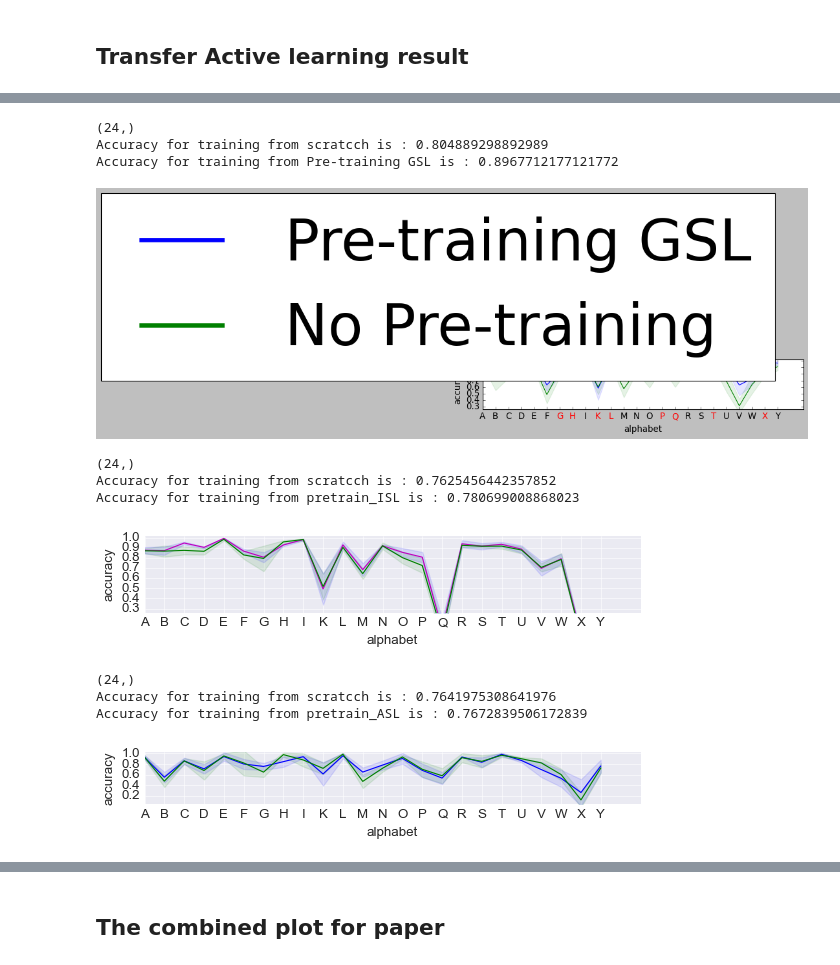
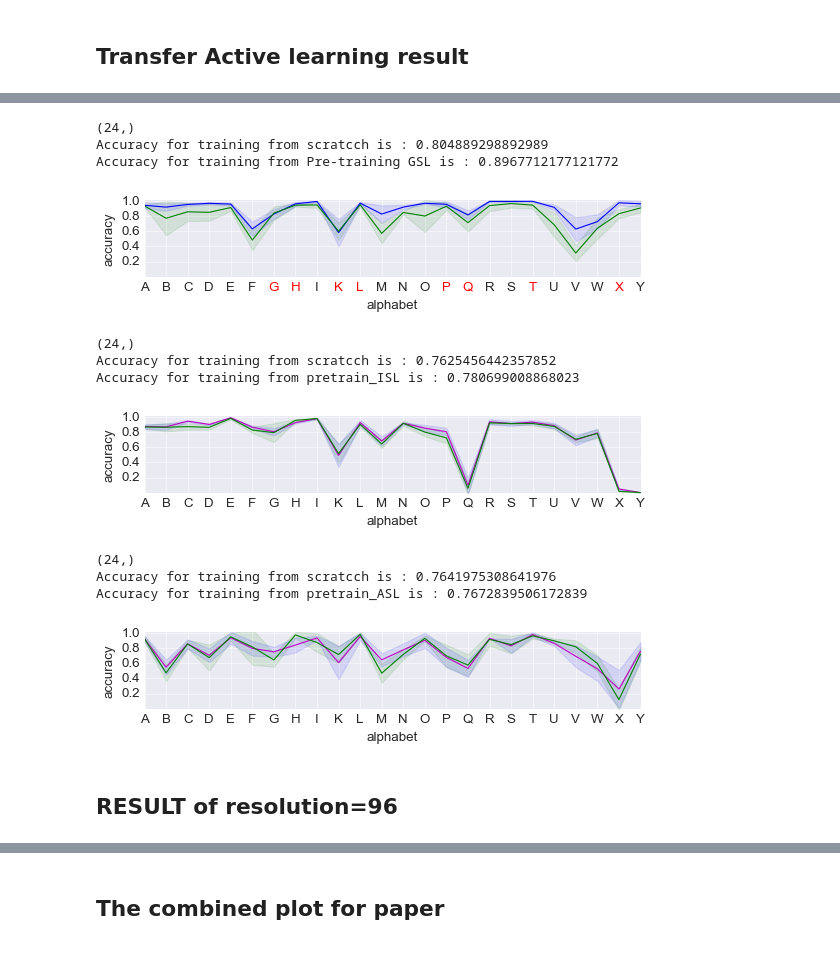
Before and after one commit to ShuaiWang97/AI_Sign_language, a Jupyter notebook: active_learning/DBALwithImgData-main/visualize.ipynb, the cells around one changed output, grey strips where cells are left out. Saved outputs shown, nothing was run; the diff lists cells and outputs as text; code cells hidden in the pictures.

```diff
--- a/active_learning/DBALwithImgData-main/visualize.ipynb
+++ b/active_learning/DBALwithImgData-main/visualize.ipynb
@@ -673,0 +721,13 @@ percentage for iter =40:  33.78378378378378
+# %%
+Irish_SL_scratch = np.load("D:/AI_thesis/workshop_paper/np_result_96/Irish_SL_MNIST_imbalvar_res18pre_trainFalse_96.npy")[:,:73]
+Irish_SL_pre_GSL = np.load("D:/AI_thesis/workshop_paper/np_result_96/Irish_SL_MNIST_imbalvar_res18pre_trainGSL_MNIST_imbal_96.npy")[:,:73]
+Irish_SL_pre_ASL = np.load("D:/AI_thesis/workshop_paper/np_result_96/Irish_SL_MNIST_imbalvar_res18pre_trainASL_MNIST_imbal_96.npy")[:,:73]
+Irish_SL_pre_Indian_SL = np.load("D:/AI_thesis/workshop_paper/np_result_96/Irish_SL_MNIST_imbalvar_res18pre_trainIndian_MNIST_imbal_96.npy")[:,:73]
+Irish_SL_pre_Chinese = np.load("D:/AI_thesis/workshop_paper/np_result_96/Irish_SL_MNIST_imbalvar_res18pre_trainChinese_SL_MNIST_imbal_96.npy")[:,:73]
+
+#for i in [Irish_SL_scratch, Irish_SL_pre_GSL,Irish_SL_pre_ASL,Irish_SL_pre_Fashion,Irish_SL_pre_Chinese ]:
+#    i = i[:,:80]
+
+name = ["Pre-train GSL", "Pre-train ASL", "Pre-train CSL","Pre-train Indian_SL" ]
+result_Irish_SL = make_transfer_plot(SL="Irish_SL_96",scratch=Irish_SL_scratch, pre_1=Irish_SL_pre_GSL, pre_2=Irish_SL_pre_ASL, pre_3=Irish_SL_pre_Chinese,
+                                     pre_4 = Irish_SL_pre_Indian_SL, name=name, query=10, training_data=2600, full_performance=0.82, plot=True )
@@ -768,13 +839,14 @@ def make_con_mat_plot(SL, scratch, pre_1, pre_2, pre_3, pre_4, iterr_num ,name):
 # %%
-con_ASL_scratch = np.load("D:/AI_thesis/workshop_paper/con_mat/con_mat_ASL_MNIST_imbalvar_res18pre_trainFalse.npy")
-con_ASL_pre_Irish = np.load("D:/AI_thesis/workshop_paper/con_mat/con_mat_ASL_MNIST_imbalvar_res18pre_trainIrish_SL_MNIST_imbal.npy")
-con_ASL_pre_GSL = np.load("D:/AI_thesis/workshop_paper/con_mat/con_mat_ASL_MNIST_imbalvar_res18pre_trainGSL_MNIST_imbal.npy")
-con_ASL_pre_Fashion = np.load("D:/AI_thesis/workshop_paper/con_mat/con_mat_ASL_MNIST_imbalvar_res18pre_trainFashion_MNIST.npy")
-con_ASL_pre_Chinese = np.load("D:/AI_thesis/workshop_paper/con_mat/con_mat_ASL_MNIST_imbalvar_res18pre_trainChinese_SL_MNIST_imbal.npy")
+## ASL
+con_ASL_scratch = np.load("D:/AI_thesis/workshop_paper/con_mat_28/con_mat_ASL_MNIST_imbalvar_res18pre_trainFalse.npy")
+con_ASL_pre_Irish = np.load("D:/AI_thesis/workshop_paper/con_mat_28/con_mat_ASL_MNIST_imbalvar_res18pre_trainIrish_SL_MNIST_imbal.npy")
+con_ASL_pre_GSL = np.load("D:/AI_thesis/workshop_paper/con_mat_28/con_mat_ASL_MNIST_imbalvar_res18pre_trainGSL_MNIST_imbal.npy")
+con_ASL_pre_Fashion = np.load("D:/AI_thesis/workshop_paper/con_mat_28/con_mat_ASL_MNIST_imbalvar_res18pre_trainFashion_MNIST.npy")
+con_ASL_pre_Chinese = np.load("D:/AI_thesis/workshop_paper/con_mat_28/con_mat_ASL_MNIST_imbalvar_res18pre_trainChinese_SL_MNIST_imbal.npy")
 
 
-plt.style.use('classic')
-#plt.style.use("seaborn-darkgrid")
+#plt.style.use('classic')
+plt.style.use("seaborn-darkgrid")
 name = ["Pre-training CSL" , "Pretrain_GSL" ,"pretrain_Irish_SL","pretrain_Fashion"]
 make_con_mat_plot(SL="ASL",scratch=con_ASL_scratch, pre_1=con_ASL_pre_Chinese, pre_2=con_ASL_pre_Irish, pre_3=con_ASL_pre_Fashion,
                   pre_4 =con_ASL_pre_Chinese, name=name,iterr_num=40)
@@ -795,25 +858,25 @@ Accuracy for training from Pre-training GSL is : 0.8038400000000001
 # %%
-con_Irish_SL_scratch = np.load("D:/AI_thesis/workshop_paper/con_mat/con_mat_Irish_SL_MNIST_imbalvar_res18pre_trainFalse.npy")
-con_Irish_SL_pre_ASL = np.load("D:/AI_thesis/workshop_paper/con_mat/con_mat_Irish_SL_MNIST_imbalvar_res18pre_trainASL_MNIST_imbal.npy")
-con_Irish_SL_pre_GSL = np.load("D:/AI_thesis/workshop_paper/con_mat/con_mat_Irish_SL_MNIST_imbalvar_res18pre_trainGSL_MNIST_imbal.npy")
-con_Irish_SL_pre_Fashion = np.load("D:/AI_thesis/workshop_paper/con_mat/con_mat_Irish_SL_MNIST_imbalvar_res18pre_trainFashion_MNIST.npy")
-con_Irish_pre_Chinese = np.load("D:/AI_thesis/workshop_paper/con_mat/con_mat_Irish_SL_MNIST_imbalvar_res18pre_trainChinese_SL_MNIST_imbal.npy")
+con_Irish_SL_scratch = np.load("D:/AI_thesis/workshop_paper/con_mat_28/con_mat_Irish_SL_MNIST_imbalvar_res18pre_trainFalse.npy")
+con_Irish_SL_pre_ASL = np.load("D:/AI_thesis/workshop_paper/con_mat_28/con_mat_Irish_SL_MNIST_imbalvar_res18pre_trainASL_MNIST_imbal.npy")
+con_Irish_SL_pre_GSL = np.load("D:/AI_thesis/workshop_paper/con_mat_28/con_mat_Irish_SL_MNIST_imbalvar_res18pre_trainGSL_MNIST_imbal.npy")
+con_Irish_SL_pre_Fashion = np.load("D:/AI_thesis/workshop_paper/con_mat_28/con_mat_Irish_SL_MNIST_imbalvar_res18pre_trainFashion_MNIST.npy")
+con_Irish_pre_Chinese = np.load("D:/AI_thesis/workshop_paper/con_mat_28/con_mat_Irish_SL_MNIST_imbalvar_res18pre_trainChinese_SL_MNIST_imbal.npy")
 
 
 name = ["Pre-training GSL" ,"pretrain_Irish_SL","pretrain_Fashion", "pretrain_Chinese_SL" ]
-make_con_mat_plot(SL="Irish_SL",scratch=con_Irish_SL_scratch, pre_1=con_Irish_SL_pre_GSL, pre_2=con_ASL_pre_Irish, pre_3=con_ASL_pre_Fashion,
+make_con_mat_plot(SL="Irish_SL",scratch=con_Irish_SL_scratch, pre_1=con_Irish_SL_pre_GSL, pre_2=con_Irish_SL_pre_ASL, pre_3=con_ASL_pre_Fashion,
                   pre_4 = con_Irish_pre_Chinese, name=name,iterr_num=40)
 # %% [output]
 (24,)
 Accuracy for training from scratcch is : 0.804889298892989
 Accuracy for training from Pre-training GSL is : 0.8967712177121772
-[figure, old version]
+[figure, new version]
 # %%
-con_GSL_scratch = np.load("D:/AI_thesis/workshop_paper/con_mat/con_mat_GSL_MNIST_imbalvar_res18pre_trainFalse.npy")
-con_GSL_pre_Irish = np.load("D:/AI_thesis/workshop_paper/con_mat/con_mat_GSL_MNIST_imbalvar_res18pre_trainIrish_SL_MNIST_imbal.npy")
-con_GSL_pre_ASL = np.load("D:/AI_thesis/workshop_paper/con_mat/con_mat_GSL_MNIST_imbalvar_res18pre_trainASL_MNIST_imbal.npy")
-con_GSL_pre_Fashion = np.load("D:/AI_thesis/workshop_paper/con_mat/con_mat_GSL_MNIST_imbalvar_res18pre_trainFashion_MNIST.npy")
-con_GSL_pre_Chinese = np.load("D:/AI_thesis/workshop_paper/con_mat/con_mat_GSL_MNIST_imbalvar_res18pre_trainChinese_SL_MNIST_imbal.npy")
+con_GSL_scratch = np.load("D:/AI_thesis/workshop_paper/con_mat_28/con_mat_GSL_MNIST_imbalvar_res18pre_trainFalse.npy")
+con_GSL_pre_Irish = np.load("D:/AI_thesis/workshop_paper/con_mat_28/con_mat_GSL_MNIST_imbalvar_res18pre_trainIrish_SL_MNIST_imbal.npy")
+con_GSL_pre_ASL = np.load("D:/AI_thesis/workshop_paper/con_mat_28/con_mat_GSL_MNIST_imbalvar_res18pre_trainASL_MNIST_imbal.npy")
+con_GSL_pre_Fashion = np.load("D:/AI_thesis/workshop_paper/con_mat_28/con_mat_GSL_MNIST_imbalvar_res18pre_trainFashion_MNIST.npy")
+con_GSL_pre_Chinese = np.load("D:/AI_thesis/workshop_paper/con_mat_28/con_mat_GSL_MNIST_imbalvar_res18pre_trainChinese_SL_MNIST_imbal.npy")
 
 
 name = ["pretrain_ISL", "Pretrain_ASL" , "pretrain_Fashion", "pretrain_Chinese_SL" ]
@@ -823,13 +886,13 @@ make_con_mat_plot(SL="GSL",scratch=con_GSL_scratch, pre_1=con_GSL_pre_Irish, pre
 (24,)
 Accuracy for training from scratcch is : 0.7625456442357852
 Accuracy for training from pretrain_ISL is : 0.780699008868023
-[figure, old version]
+[figure, new version]
 # %%
-con_Chinese_SL_scratch = np.load("D:/AI_thesis/workshop_paper/con_mat/con_mat_Chinese_SL_MNIST_imbalvar_res18pre_trainFalse.npy")
-con_Chinese_SL_pre_ASL = np.load("D:/AI_thesis/workshop_paper/con_mat/con_mat_Chinese_SL_MNIST_imbalvar_res18pre_trainASL_MNIST_imbal.npy")
-con_Chinese_SL_pre_GSL = np.load("D:/AI_thesis/workshop_paper/con_mat/con_mat_Chinese_SL_MNIST_imbalvar_res18pre_trainGSL_MNIST_imbal.npy")
-con_Chinese_SL_pre_Fashion = np.load("D:/AI_thesis/workshop_paper/con_mat/con_mat_Chinese_SL_MNIST_imbalvar_res18pre_trainFashion_MNIST.npy")
-con_Chinese_SL_pre_Irish = np.load("D:/AI_thesis/workshop_paper/con_mat/con_mat_Chinese_SL_MNIST_imbalvar_res18pre_trainIrish_SL_MNIST_imbal.npy")
+con_Chinese_SL_scratch = np.load("D:/AI_thesis/workshop_paper/con_mat_28/con_mat_Chinese_SL_MNIST_imbalvar_res18pre_trainFalse.npy")
+con_Chinese_SL_pre_ASL = np.load("D:/AI_thesis/workshop_paper/con_mat_28/con_mat_Chinese_SL_MNIST_imbalvar_res18pre_trainASL_MNIST_imbal.npy")
+con_Chinese_SL_pre_GSL = np.load("D:/AI_thesis/workshop_paper/con_mat_28/con_mat_Chinese_SL_MNIST_imbalvar_res18pre_trainGSL_MNIST_imbal.npy")
+con_Chinese_SL_pre_Fashion = np.load("D:/AI_thesis/workshop_paper/con_mat_28/con_mat_Chinese_SL_MNIST_imbalvar_res18pre_trainFashion_MNIST.npy")
+con_Chinese_SL_pre_Irish = np.load("D:/AI_thesis/workshop_paper/con_mat_28/con_mat_Chinese_SL_MNIST_imbalvar_res18pre_trainIrish_SL_MNIST_imbal.npy")
 
 name = ["pretrain_ASL" ,"pretrain_GSL","pretrain_Fashion","pretrain_Irish_SL" ]
 make_con_mat_plot(SL="Chinese_SL",scratch=con_Chinese_SL_scratch, pre_1=con_Chinese_SL_pre_ASL, pre_2=con_Chinese_SL_pre_GSL, pre_3=con_Chinese_SL_pre_Fashion,
@@ -838,4 +901,6 @@ make_con_mat_plot(SL="Chinese_SL",scratch=con_Chinese_SL_scratch, pre_1=con_Chin
 (24,)
 Accuracy for training from scratcch is : 0.7641975308641976
 Accuracy for training from pretrain_ASL is : 0.7672839506172839
-[figure, old version]
+[figure, new version]
+# %% [markdown]
+## RESULT of resolution=96
```
Also changed, not shown: parts of 42 cells of this notebook.
